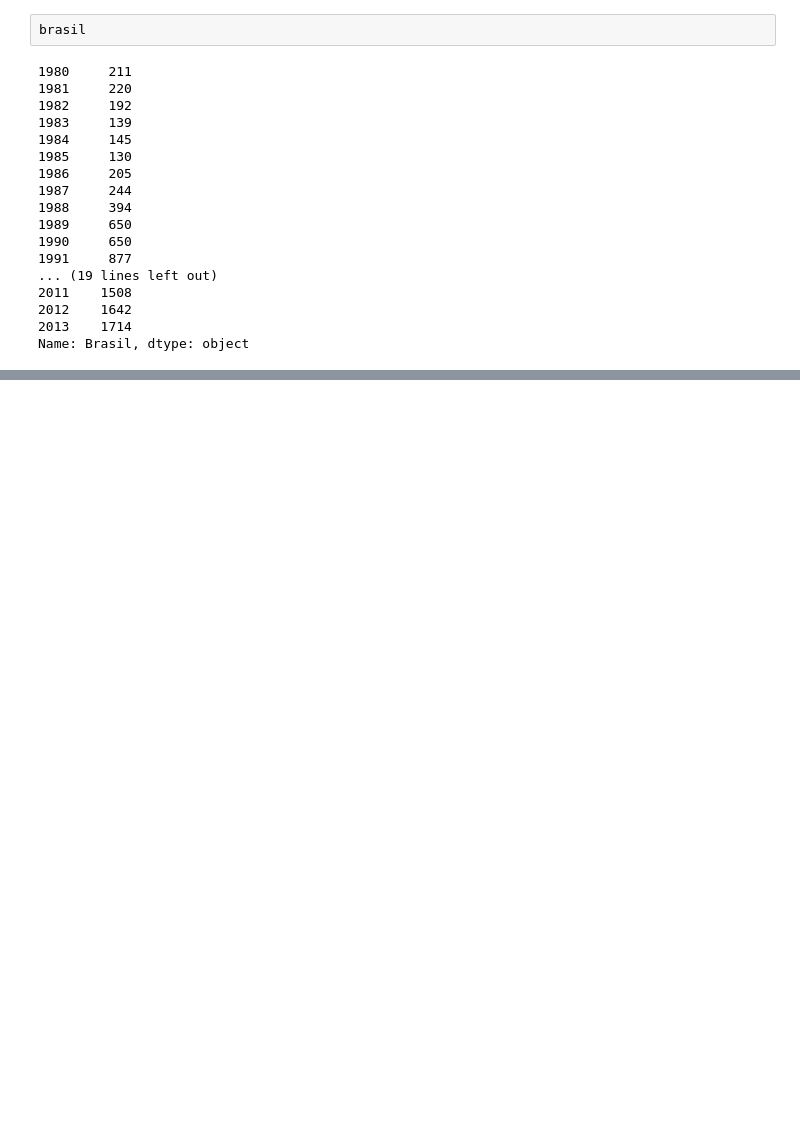
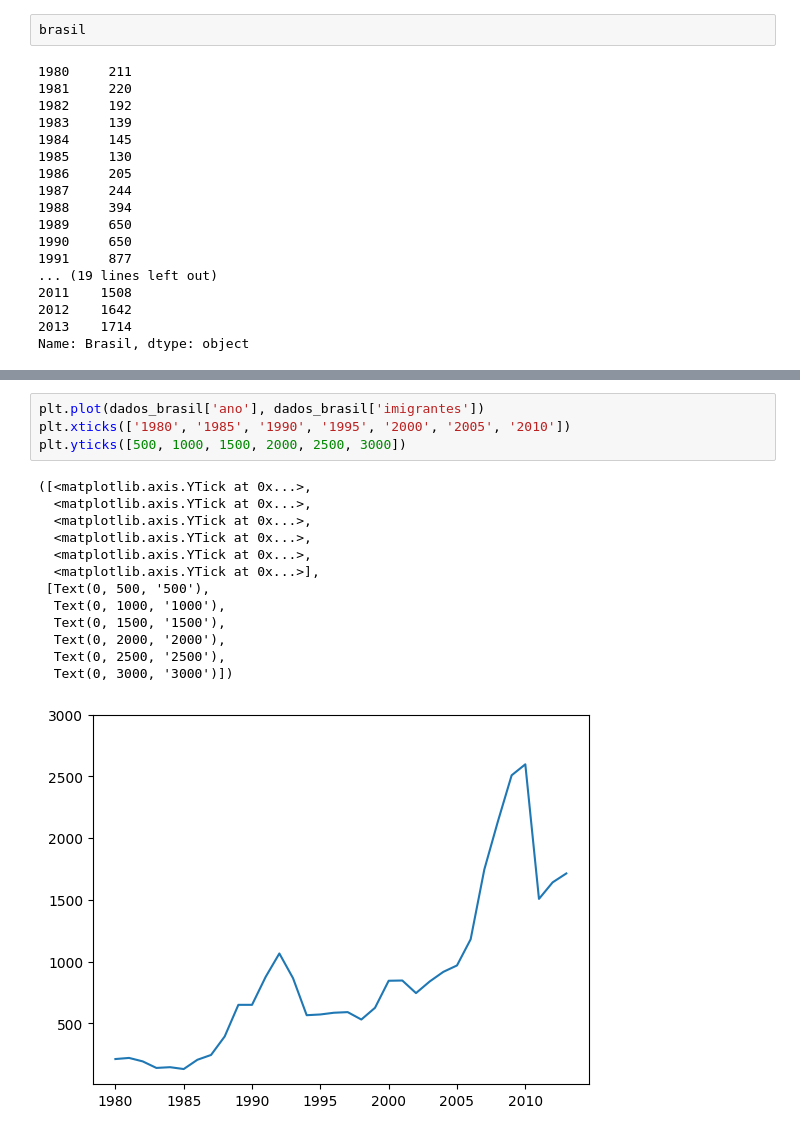
Before and after one commit to rivaldo/data_visualization_python, a Jupyter notebook: matplotlib.ipynb, the cells around one changed output, grey strips where cells are left out. Saved outputs shown, nothing was run; the diff lists cells and outputs as text; blank space fills up the shorter version.

```diff
--- a/matplotlib.ipynb
+++ b/matplotlib.ipynb
@@ -45,0 +96,18 @@ Name: Brasil, dtype: object
+# %%
+plt.plot(dados_brasil['ano'], dados_brasil['imigrantes'])
+plt.xticks(['1980', '1985', '1990', '1995', '2000', '2005', '2010'])
+plt.yticks([500, 1000, 1500, 2000, 2500, 3000])
+# %% [output]
+([<matplotlib.axis.YTick at 0x...>,
+  <matplotlib.axis.YTick at 0x...>,
+  <matplotlib.axis.YTick at 0x...>,
+  <matplotlib.axis.YTick at 0x...>,
+  <matplotlib.axis.YTick at 0x...>,
+  <matplotlib.axis.YTick at 0x...>],
+ [Text(0, 500, '500'),
+  Text(0, 1000, '1000'),
+  Text(0, 1500, '1500'),
+  Text(0, 2000, '2000'),
+  Text(0, 2500, '2500'),
+  Text(0, 3000, '3000')])
+[figure, added]
```
Also changed, not shown: parts of 53 cells of this notebook, 3 other files.
